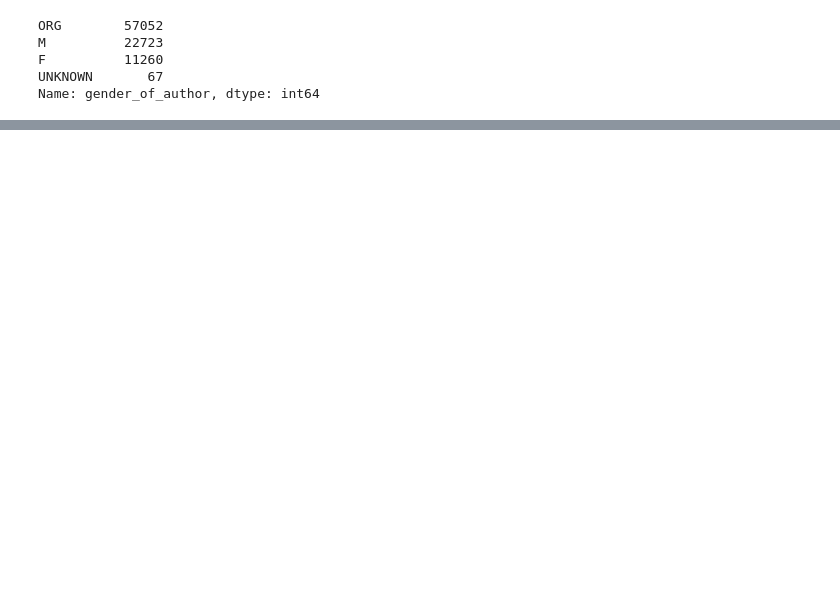
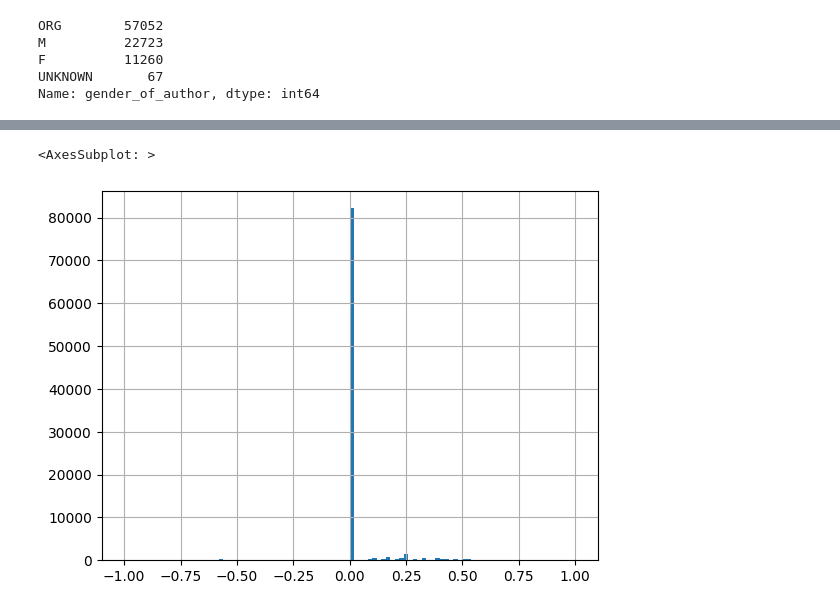
Before and after one commit to ossamum/kuleuven-thesis, a Jupyter notebook: 00_tweets_dataset_versioning.ipynb, the cells around one changed output, grey strips where cells are left out. Drawn from its saved outputs; the diff is of its cells as text; code cells hidden in the pictures; blank space fills up the shorter version.

Commit message:
add v16 with emoji sentiment score

```diff
--- a/00_tweets_dataset_versioning.ipynb
+++ b/00_tweets_dataset_versioning.ipynb
@@ -1311,0 +1321,2 @@ tweets_df_v15.to_pickle("all_tweets_v15.pkl")
+# %%
+tweets_df_v16 = pd.read_pickle("all_tweets_v15.pkl")
@@ -1311,0 +1341,4 @@ tweets_df_v15.to_pickle("all_tweets_v15.pkl")
+# %%
+tweets_df_v16["emojis"] = tweets_df_v16.text.apply(
+    lambda text: [i["emoji"] for i in emoji.emoji_list(text)]
+)
@@ -1311,0 +1349,17 @@ tweets_df_v15.to_pickle("all_tweets_v15.pkl")
+# %%
+def get_sentiment_score_from_emojis(emojis):
+    if emojis:
+        emoji_scores = []
+        for e in emojis:
+            try:
+                emoji_score = get_emoji_sentiment_rank(e)["sentiment_score"]
+            except KeyError:  # some emojis are not present in python package
+                emoji_score = 0
+            emoji_scores.append(emoji_score)
+        return np.mean(emoji_scores)
+    else:
+        return 0
+
+tweets_df_v16["emoji_sentiment_score"] = tweets_df_v16.emojis.apply(
+    get_sentiment_score_from_emojis
+)
@@ -1311,0 +1378,5 @@ tweets_df_v15.to_pickle("all_tweets_v15.pkl")
+# %%
+tweets_df_v16["emoji_sentiment_score"].hist(bins=100)
+# %% [output]
+<AxesSubplot: >
+[figure, added]
```
Also changed, not shown: parts of 15 cells of this notebook, 1 other file.
